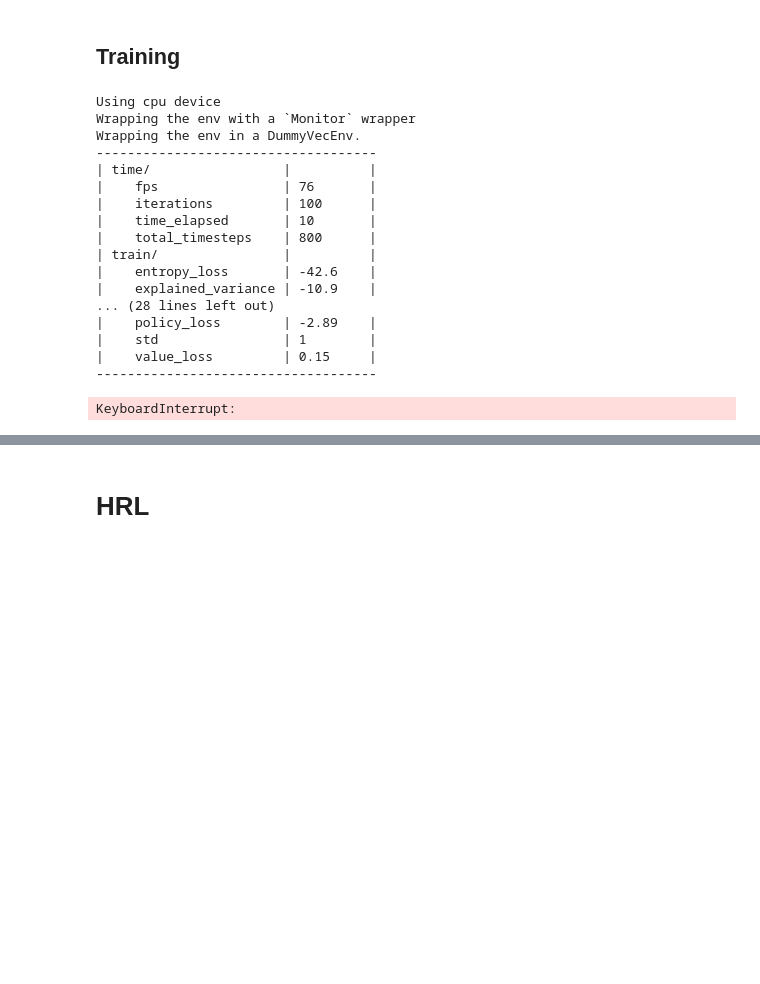
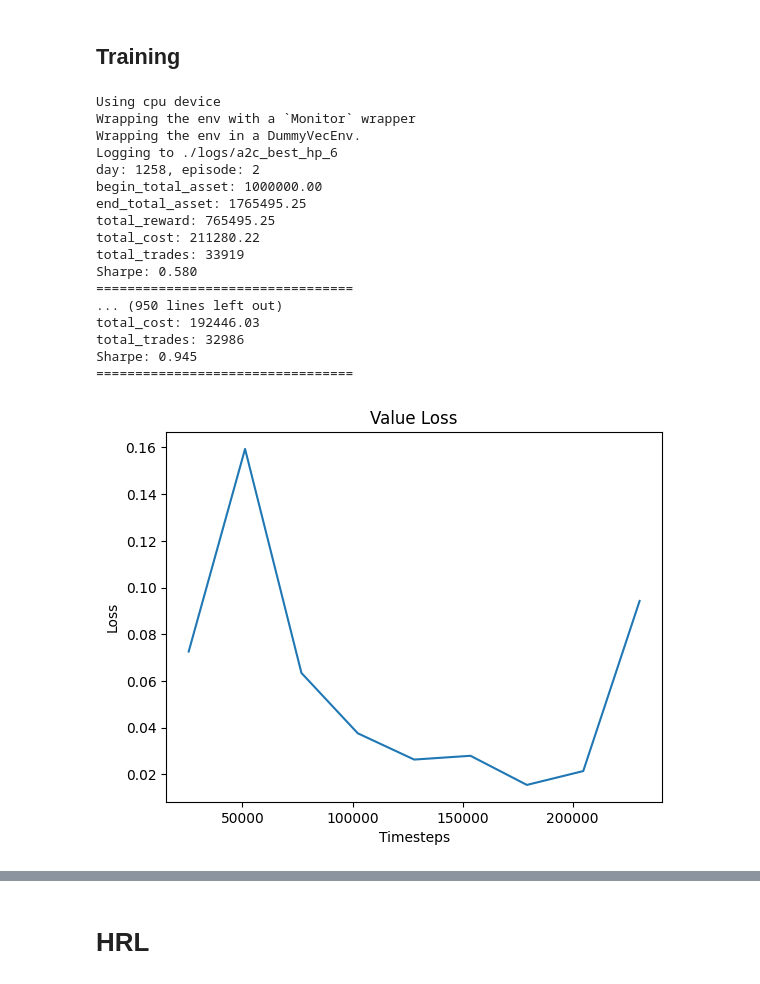
Before and after one commit to andoniiribarren/HRL_MAML_StockTrading, a Jupyter notebook: demo/test_demo.ipynb, the cells around one changed output, grey strips where cells are left out. Saved outputs shown, nothing was run; the diff lists cells and outputs as text; code cells hidden in the pictures; blank space fills up the shorter version.

```diff
--- a/demo/test_demo.ipynb
+++ b/demo/test_demo.ipynb
@@ -101,7 +103,7 @@ hs_opt.run_opt()
 from finHRL.env_stocktrading.trading_env_RL import StockTradingEnv
 from finHRL.agent.models import baseRLAgent
 
-# state_space_noHRL = [balance, close prices_i, stock_shares_i, MACD_i, rsi30_i, cci30_i, turbulences_i]
+# state_space_noHRL = [balance, close prices_i, stock_shares_i, MACD_i, rsi30_i, cci30_i]
 episode_len = df_train.dayorder.nunique()
 state_space = 1 + 2*stock_dimension + len(INDICATORS)*stock_dimension
 
@@ -119,19 +121,23 @@ tr_env = StockTradingEnv(
     state_space= state_space,
     action_space= stock_dimension,
     tech_indicator_list=INDICATORS,
-    make_plots=True,
+    make_plots=False,
     print_verbosity=2
 )
 
 agent = baseRLAgent(env=tr_env)
 
-n_episodes = 50
+n_episodes = 200
 
-best_hiperparams = {'gamma': 0.9460266042874034,
-                    'max_grad_norm': 0.5723516016378004,
-                    'n_steps': 8,
-                    'learning_rate': 4.3336870145809356e-05,
-                    'ent_coef': 7.323986049778401e-08}
+#best_hiperparams = {'gamma': 0.9460266042874034,
+#                    'max_grad_norm': 0.5723516016378004,
+#                    'n_steps': 8,
+#                    'learning_rate': 4.3336870145809356e-05,
+#                    'ent_coef': 7.323986049778401e-08}
+
+best_hiperparams= {'gamma': 0.9982572049354244, 'max_grad_norm': 1.004287538508153, 'n_steps': 256, 'learning_rate': 0.0002750235733375285, 'ent_coef': 6.465134048701665e-05}
+
+
 
 model = agent.get_model("a2c",
                         learning_rate = best_hiperparams['learning_rate'],
@@ -151,18 +157,39 @@ trained_model = agent.train_model(
 Using cpu device
 Wrapping the env with a `Monitor` wrapper
 Wrapping the env in a DummyVecEnv.
-------------------------------------
-| time/                 |          |
-|    fps                | 76       |
-|    iterations         | 100      |
-|    time_elapsed       | 10       |
-|    total_timesteps    | 800      |
-| train/                |          |
-|    entropy_loss       | -42.6    |
-|    explained_variance | -10.9    |
-... (28 lines left out)
-|    policy_loss        | -2.89    |
-|    std                | 1        |
-|    value_loss         | 0.15     |
-------------------------------------
+Logging to ./logs/a2c_best_hp_6
+day: 1258, episode: 2
+begin_total_asset: 1000000.00
+end_total_asset: 1765495.25
+total_reward: 765495.25
+total_cost: 211280.22
+total_trades: 33919
+Sharpe: 0.580
+=================================
+... (950 lines left out)
+total_cost: 192446.03
+total_trades: 32986
+Sharpe: 0.945
+=================================
-KeyboardInterrupt:
+# %%
+import matplotlib.pyplot as plt
+from tensorboard.backend.event_processing import event_accumulator
+
+%matplotlib inline
+
+ea = event_accumulator.EventAccumulator("logs/a2c_best_hp_6")  # cambia tu ruta
+ea.Reload()
+
+loss_key = "train/value_loss"
+data = ea.Scalars(loss_key)
+
+steps = [x.step for x in data]
+values = [x.value for x in data]
+
+plt.plot(steps, values)
+plt.title("Value Loss")
+plt.xlabel("Timesteps")
+plt.ylabel("Loss")
+plt.show()
+# %% [output]
+[figure, added]
```
Also changed, not shown: parts of 6 cells of this notebook, 3 other files.
